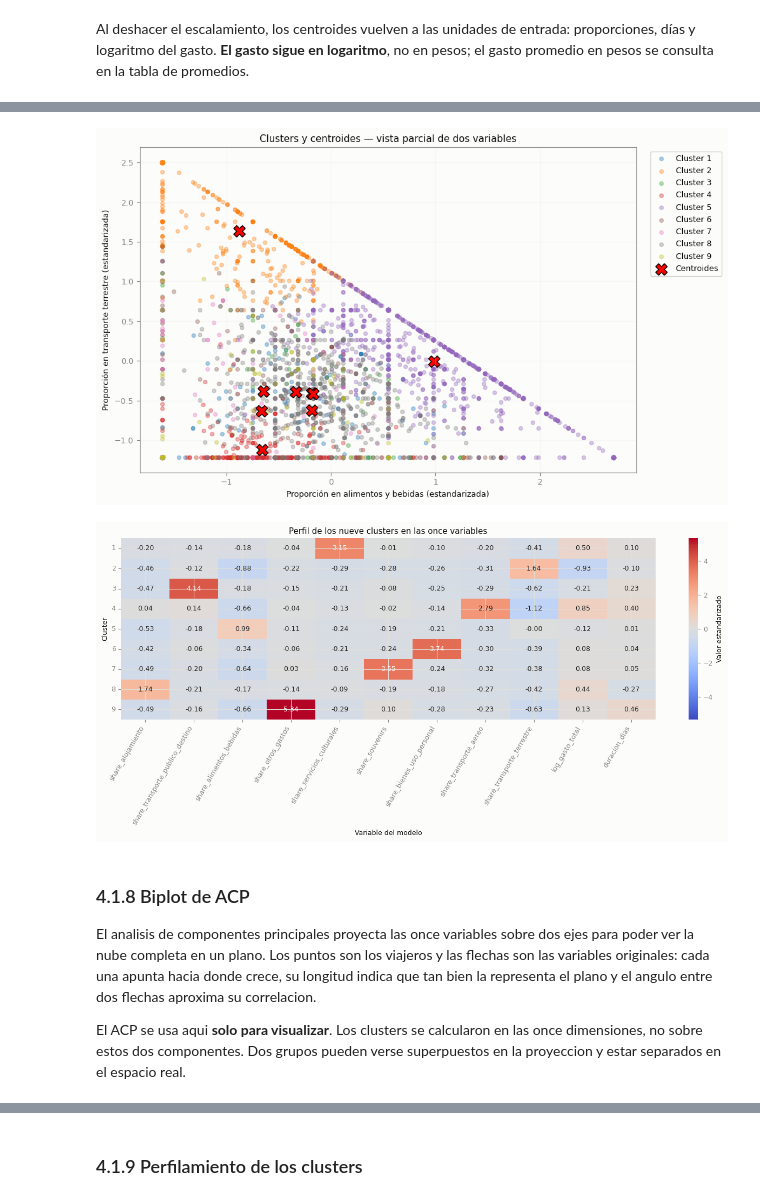
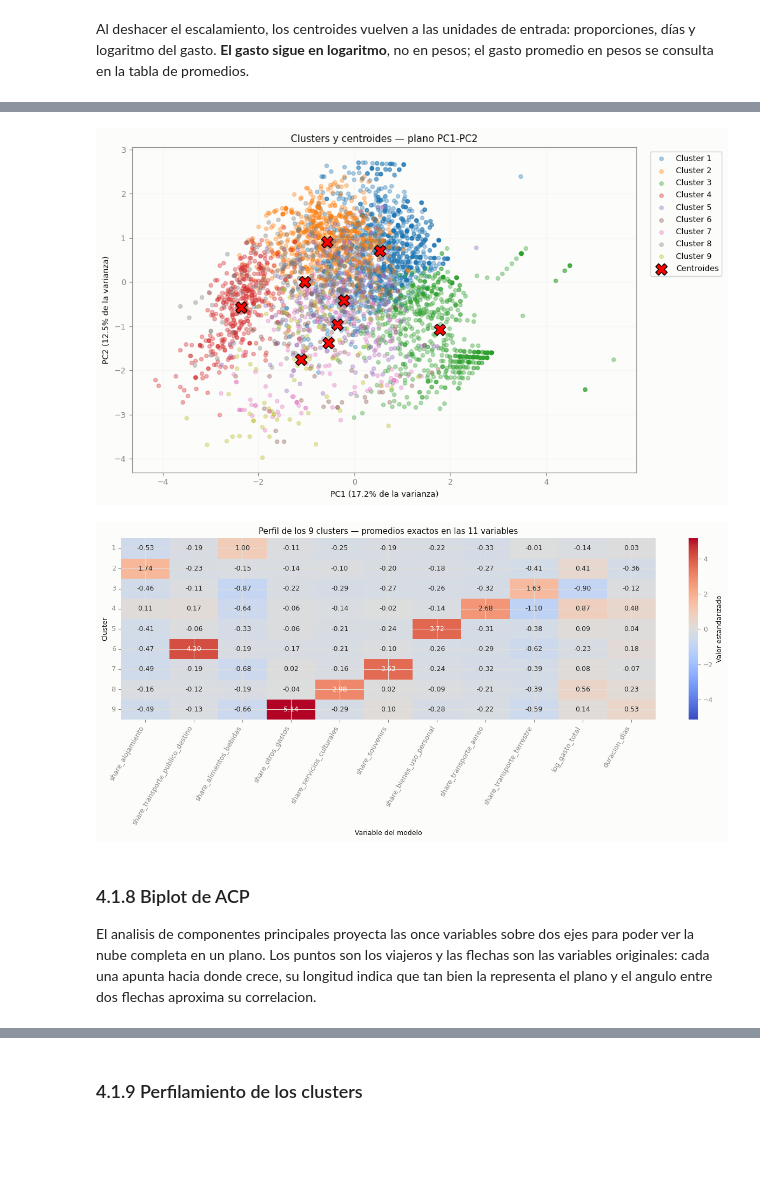
Before and after one commit to antobeni07/K-Means-Clustering, a Jupyter notebook: K-Means-Clustering.ipynb, the cells around one changed output, grey strips where cells are left out. Saved outputs shown, nothing was run; the diff lists cells and outputs as text; code cells hidden in the pictures; blank space fills up the shorter version.

Commit message:
notebook completo

```diff
--- a/K-Means-Clustering.ipynb
+++ b/K-Means-Clustering.ipynb
@@ -1330,11 +1548,14 @@ Se entrena el modelo con las 11 variables estandarizadas y **K=9**, elegido manu
 # %%
 kmeans = KMeans(n_clusters=k_elegido, random_state=42, n_init=10)
-clusters = kmeans.fit_predict(X_escalado)
+clusters = kmeans.fit_predict(X_MODELO)
 df_preparado["Cluster"] = pd.Series(clusters + 1, index=X_previo.index)
 
+assert kmeans.cluster_centers_.shape == (k_elegido, N_COMPONENTES), \
+    f"Centroides {kmeans.cluster_centers_.shape}: K-Means no se entrenó sobre X_MODELO."
 assert df_preparado["Cluster"].notna().all()
 assert df_preparado["Cluster"].nunique() == k_elegido
+
 print("Observaciones agrupadas:", len(df_preparado))
-print("Número de clusters:", df_preparado["Cluster"].nunique())
+print("Forma de los centroides:", kmeans.cluster_centers_.shape)
 # %% [output]
 Observaciones agrupadas: 3951
@@ -1423,46 +1733,45 @@ El mapa de perfiles muestra los nueve centroides en las **once variables estanda
 # %%
-# Vista parcial: mismas dos variables del gráfico inicial, estandarizadas.
-pos_x = variables_modelado.index(variables_visualizacion[0])
-pos_y = variables_modelado.index(variables_visualizacion[1])
 plt.figure(figsize=(10, 6))
 colores = plt.get_cmap("tab10")
 for numero_cluster in range(1, k_elegido + 1):
     mascara = clusters == numero_cluster - 1
-    plt.scatter(
-        X_escalado[mascara, pos_x], X_escalado[mascara, pos_y],
-        color=colores(numero_cluster - 1), s=18, alpha=0.35,
-        label=f"Cluster {numero_cluster}"
-    )
-plt.scatter(
-    kmeans.cluster_centers_[:, pos_x], kmeans.cluster_centers_[:, pos_y],
-    marker="X", s=170, color="red", edgecolors="black", label="Centroides"
-)
-plt.title("Clusters y centroides — vista parcial de dos variables")
-plt.xlabel("Proporción en alimentos y bebidas (estandarizada)")
-plt.ylabel("Proporción en transporte terrestre (estandarizada)")
+    plt.scatter(X_MODELO[mascara, 0], X_MODELO[mascara, 1],
+                color=colores(numero_cluster - 1), s=18, alpha=0.35,
+                label=f"Cluster {numero_cluster}")
+plt.scatter(kmeans.cluster_centers_[:, 0], kmeans.cluster_centers_[:, 1],
+            marker="X", s=170, color="red", edgecolors="black", label="Centroides")
+plt.xlabel(f"PC1 ({acp.explained_variance_ratio_[0] * 100:.1f}% de la varianza)")
+plt.ylabel(f"PC2 ({acp.explained_variance_ratio_[1] * 100:.1f}% de la varianza)")
+plt.title("Clusters y centroides — plano PC1-PC2")
 plt.legend(bbox_to_anchor=(1.02, 1), loc="upper left")
 plt.grid(alpha=0.2)
 plt.tight_layout()
+plt.savefig(SALIDA / "clusters_pc1_pc2.png", dpi=150, bbox_inches="tight")
 plt.show()
 
-# Perfil completo: se muestran las once coordenadas de cada centroide.
+perfil_exacto = (
+    pd.DataFrame(X_escalado, columns=variables_modelado, index=X_previo.index)
+    .assign(Cluster=df_preparado["Cluster"])
+    .groupby("Cluster").mean()
+)
+
 plt.figure(figsize=(13, 6))
-limite_color = float(centroides_escalados.abs().max().max())
-sns.heatmap(
-    centroides_escalados, annot=True, fmt=".2f", cmap="coolwarm",
-    center=0, vmin=-limite_color, vmax=limite_color,
-    cbar_kws={"label": "Valor estandarizado"}
-)
-plt.title("Perfil de los nueve clusters en las once variables")
+limite_color = float(perfil_exacto.abs().max().max())
+sns.heatmap(perfil_exacto, annot=True, fmt=".2f", cmap="coolwarm",
+            center=0, vmin=-limite_color, vmax=limite_color,
+            cbar_kws={"label": "Valor estandarizado"})
+plt.title(f"Perfil de los {k_elegido} clusters — promedios exactos "
+          f"en las {len(variables_modelado)} variables")
 plt.xlabel("Variable del modelo")
 plt.ylabel("Cluster")
 plt.xticks(rotation=60, ha="right")
 plt.yticks(rotation=0)
 plt.tight_layout()
+plt.savefig(SALIDA / "perfil_centroides.png", dpi=150, bbox_inches="tight")
 plt.show()
 # %% [output]
-[figure, old version]
+[figure, new version]
-[figure, old version]
+[figure, new version]
 # %% [markdown]
 ### 4.1.8 Biplot de ACP
 
@@ -1471,10 +1780,6 @@ para poder ver la nube completa en un plano. Los puntos son los viajeros y las
 flechas son las variables originales: cada una apunta hacia donde crece, su
 longitud indica que tan bien la representa el plano y el angulo entre dos flechas
 aproxima su correlacion.
-
-El ACP se usa aqui **solo para visualizar**. Los clusters se calcularon en las once
-dimensiones, no sobre estos dos componentes. Dos grupos pueden verse superpuestos
-en la proyeccion y estar separados en el espacio real.
 # %%
 paleta_vars = plt.get_cmap("tab20")
 
```
Also changed, not shown: parts of 19 cells of this notebook, 7 other files.
